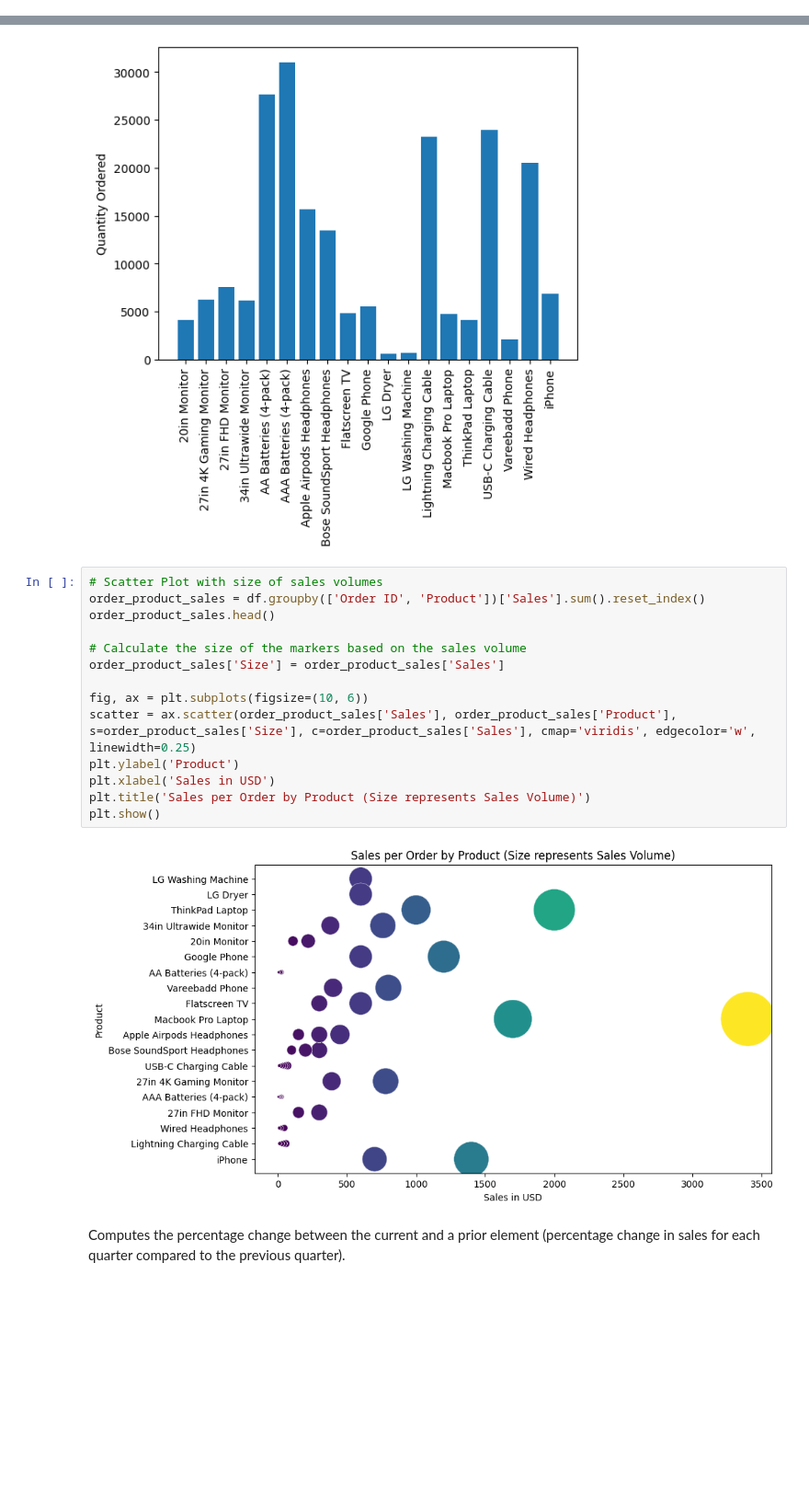
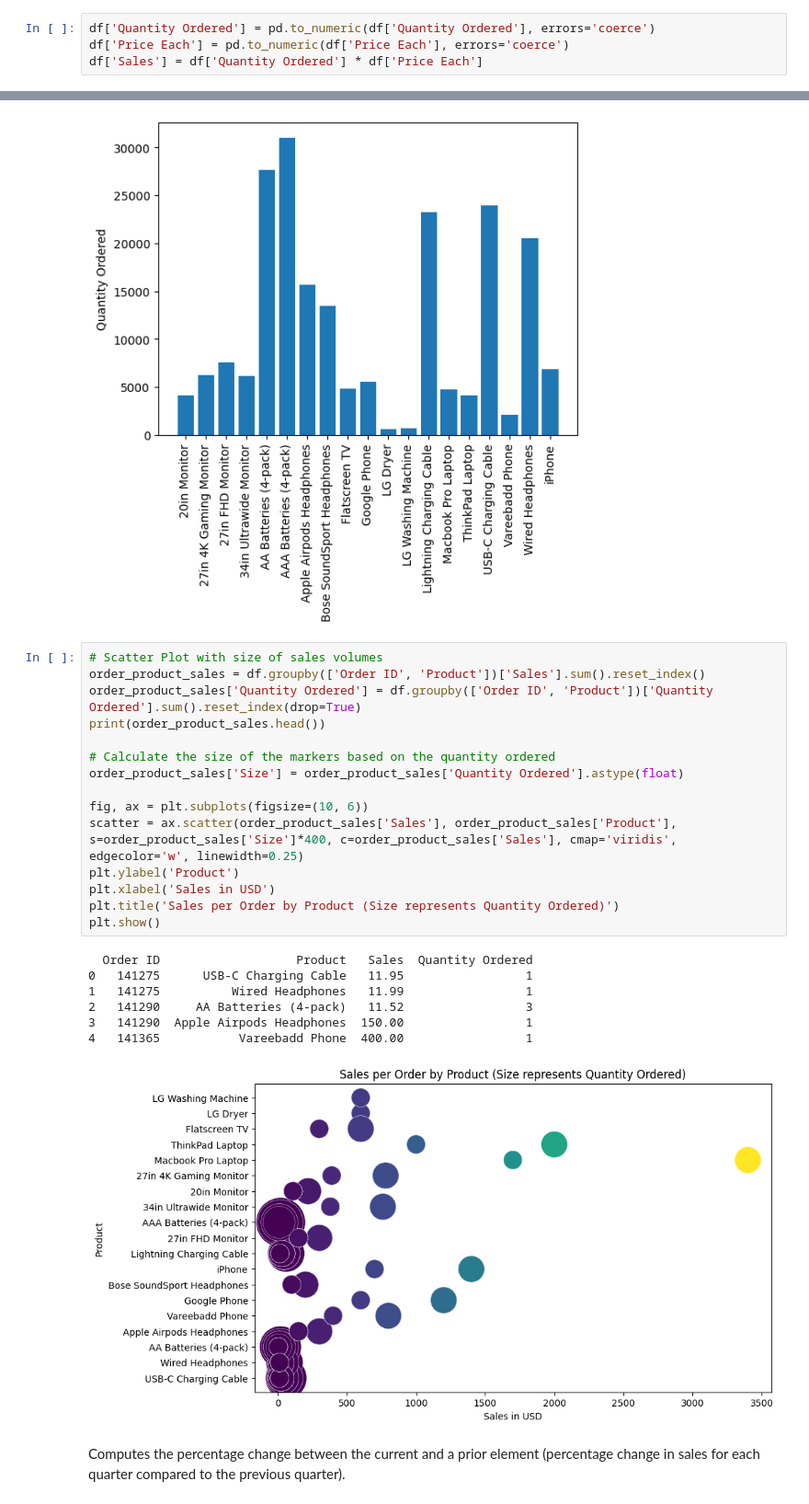
Before and after one commit to huyquangphamname/SalesAnalysis, a Jupyter notebook: DataSale_Analysis_Exploration.ipynb, the cells around one changed output, grey strips where cells are left out. Shown at 92% size. Saved outputs shown, nothing was run; the diff lists cells and outputs as text; blank space fills up the shorter version.

```diff
--- a/DataSale_Analysis_Exploration.ipynb
+++ b/DataSale_Analysis_Exploration.ipynb
@@ -192 +190,5 @@ df['Sales'] = df['Quantity Ordered'] * df['Price Each']
+# %%
+df['Quantity Ordered'] = pd.to_numeric(df['Quantity Ordered'], errors='coerce')
+df['Price Each'] = pd.to_numeric(df['Price Each'], errors='coerce')
+df['Sales'] = df['Quantity Ordered'] * df['Price Each']
 # %%
@@ -251,19 +254,26 @@ plt.show()
 # %%
 # Scatter Plot with size of sales volumes
 order_product_sales = df.groupby(['Order ID', 'Product'])['Sales'].sum().reset_index()
-order_product_sales.head()
+order_product_sales['Quantity Ordered'] = df.groupby(['Order ID', 'Product'])['Quantity Ordered'].sum().reset_index(drop=True)
+print(order_product_sales.head())
 
-# Calculate the size of the markers based on the sales volume
-order_product_sales['Size'] = order_product_sales['Sales']
+# Calculate the size of the markers based on the quantity ordered
+order_product_sales['Size'] = order_product_sales['Quantity Ordered'].astype(float)
 
 fig, ax = plt.subplots(figsize=(10, 6))
-scatter = ax.scatter(order_product_sales['Sales'], order_product_sales['Product'], s=order_product_sales['Size'], c=order_product_sales['Sales'], cmap='viridis', edgecolor='w', linewidth=0.25)
+scatter = ax.scatter(order_product_sales['Sales'], order_product_sales['Product'], s=order_product_sales['Size']*400, c=order_product_sales['Sales'], cmap='viridis', edgecolor='w', linewidth=0.25)
 plt.ylabel('Product')
 plt.xlabel('Sales in USD')
-plt.title('Sales per Order by Product (Size represents Sales Volume)')
+plt.title('Sales per Order by Product (Size represents Quantity Ordered)')
 plt.show()
 # %% [output]
+  Order ID                   Product   Sales  Quantity Ordered
+0   141275      USB-C Charging Cable   11.95                 1
+1   141275          Wired Headphones   11.99                 1
+2   141290     AA Batteries (4-pack)   11.52                 3
+3   141290  Apple Airpods Headphones  150.00                 1
+4   141365           Vareebadd Phone  400.00                 1
-[figure, old version]
+[figure, new version]
 # %% [markdown]
 Computes the percentage change between the current and a prior element (percentage change in sales for each quarter compared to the previous quarter).
 # %%
```
Also changed, not shown: parts of 7 cells of this notebook, 1 other file.
